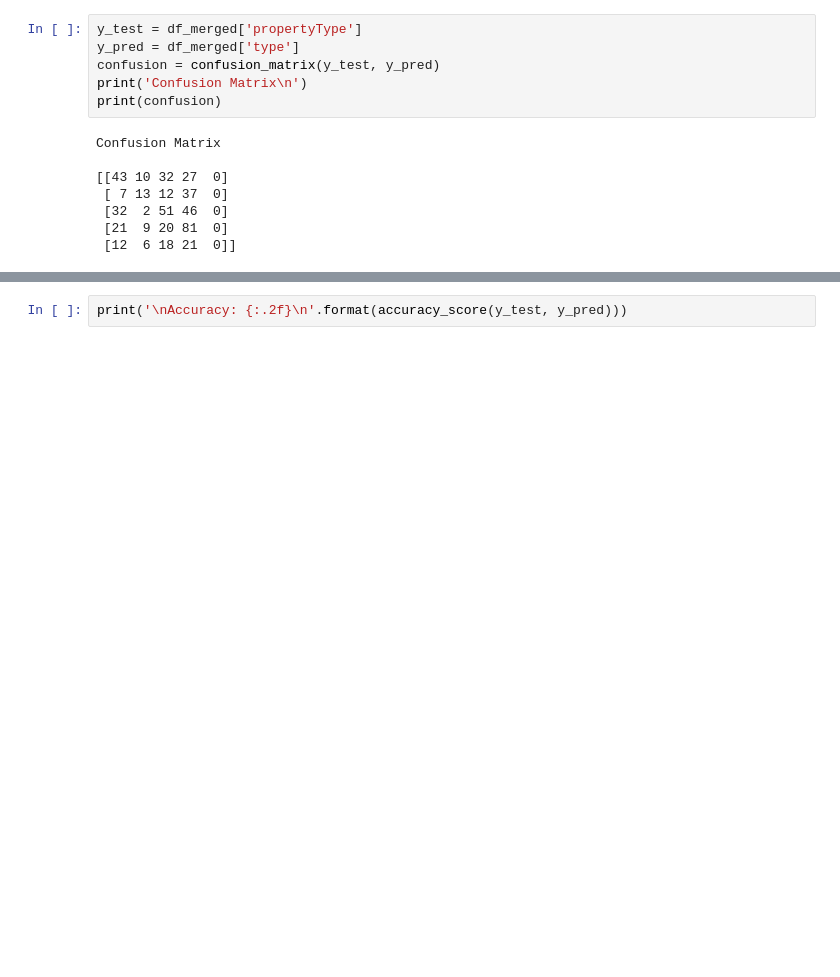
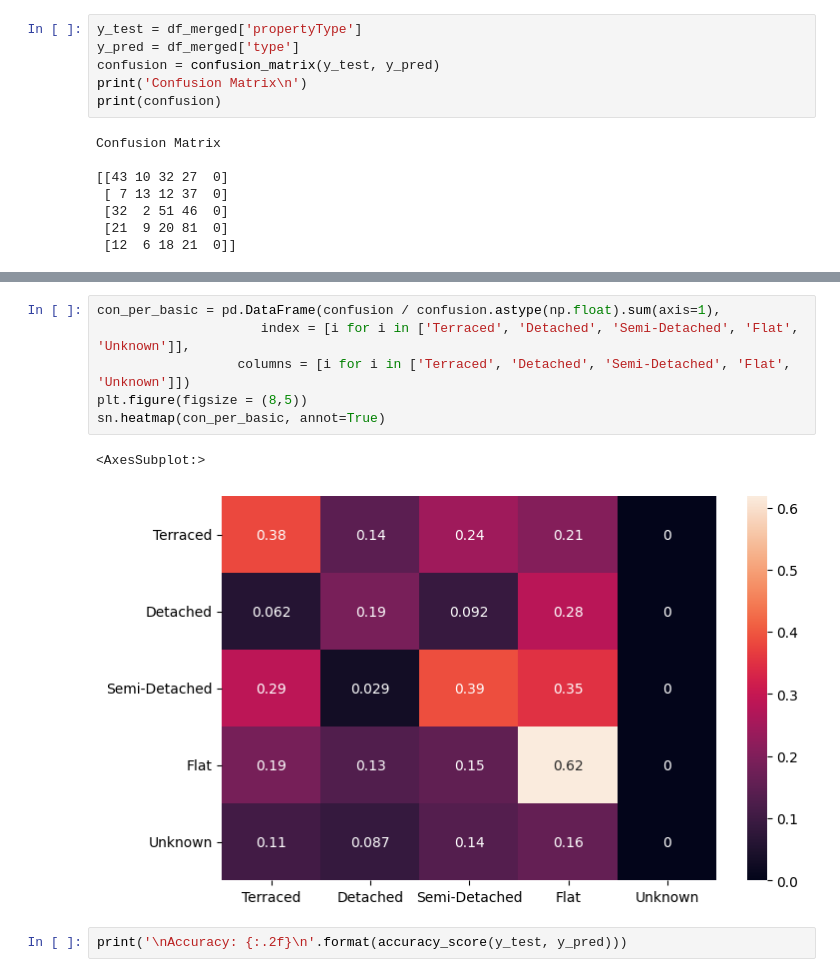
Before and after one commit to StaceyTf1999/graduateproject1_housetype.predicting, a Jupyter notebook: housing_predicting.ipynb, the cells around one changed output, grey strips where cells are left out. Cells and saved outputs as stored; diff of their text form; blank space fills up the shorter version.

Commit message:
confusion added

```diff
--- a/housing_predicting.ipynb
+++ b/housing_predicting.ipynb
@@ -458,3 +467,12 @@ Confusion Matrix
+# %%
+con_per_basic = pd.DataFrame(confusion / confusion.astype(np.float).sum(axis=1),
+                     index = [i for i in ['Terraced', 'Detached', 'Semi-Detached', 'Flat', 'Unknown']],
+                  columns = [i for i in ['Terraced', 'Detached', 'Semi-Detached', 'Flat', 'Unknown']])
+plt.figure(figsize = (8,5))
+sn.heatmap(con_per_basic, annot=True)
+# %% [output]
+<AxesSubplot:>
+[figure, added]
 # %%
 print('\nAccuracy: {:.2f}\n'.format(accuracy_score(y_test, y_pred)))
 # %% [output]
```
Also changed, not shown: parts of 7 cells of this notebook.
